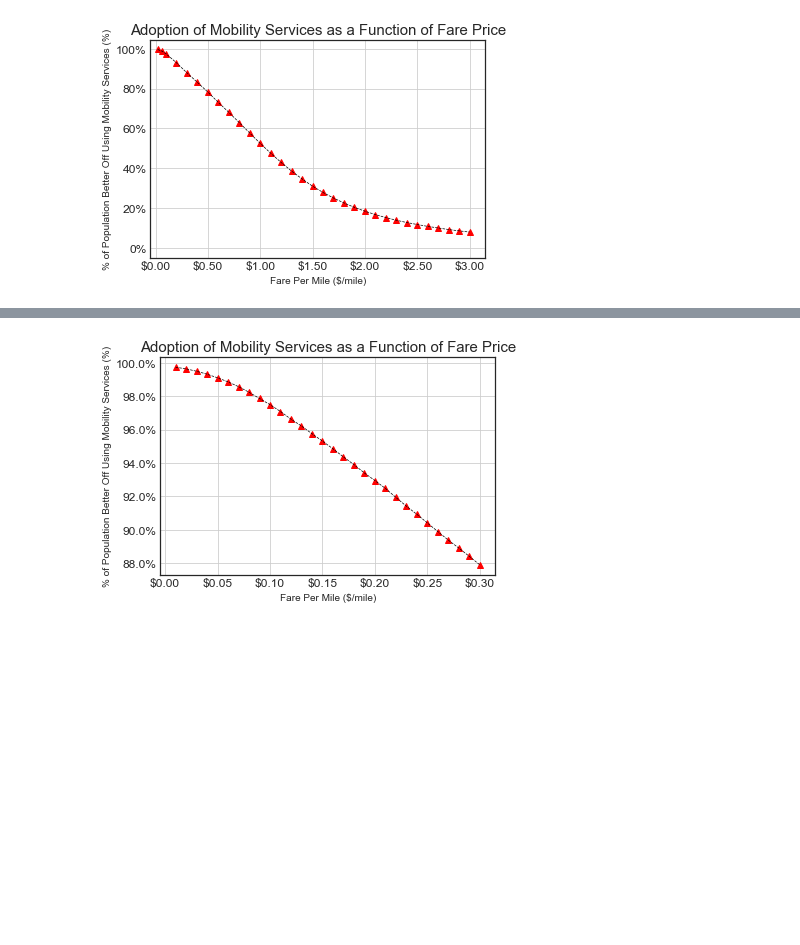
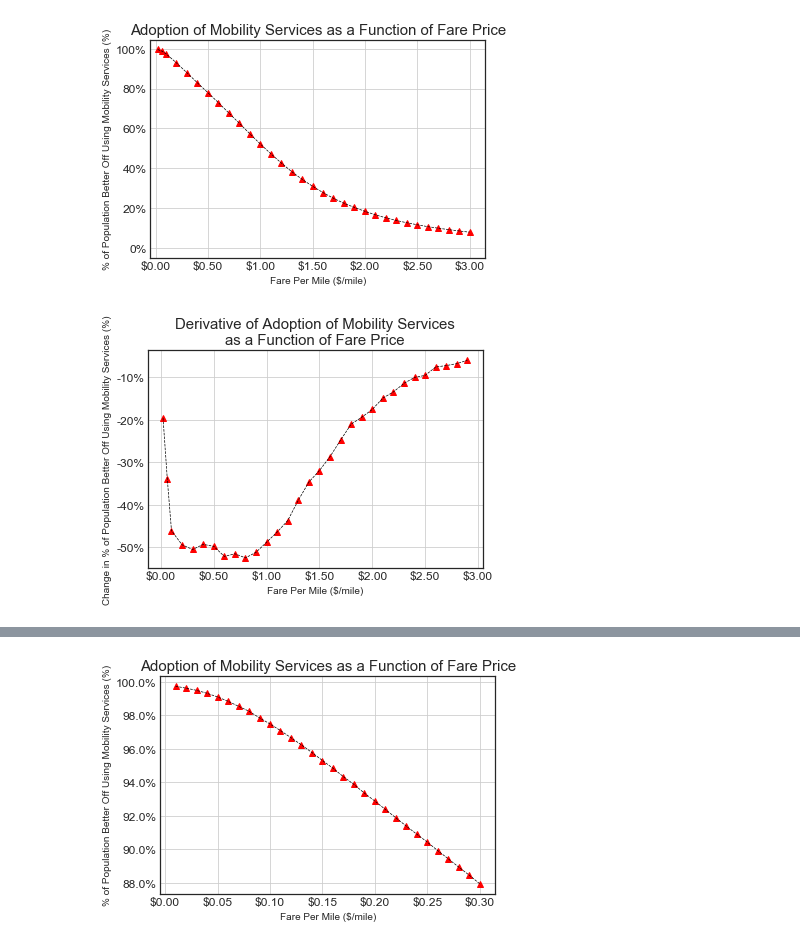
Before and after one commit to gordontsai/WEG-scripts, a Jupyter notebook: ubermodel_mc.ipynb, the cells around one changed output, grey strips where cells are left out. Cells and saved outputs as stored; diff of their text form; code cells hidden in the pictures; blank space fills up the shorter version.

Commit message:
added derivative plot for function of fare price

```diff
--- a/ubermodel_mc.ipynb
+++ b/ubermodel_mc.ipynb
@@ -787,6 +787,35 @@ ax.set_xlim(xmin=-.05)
 fig.savefig('functionoffareprice.png',dpi=500,facecolor=fig.get_facecolor())
 # %% [output]
 [figure]
+# %%
+#Derivative Plot
+deriv_cpr=[(cost_per_ride[x+1][1]-cost_per_ride[x][1])/(cost_per_ride[x+1][0]-cost_per_ride[x][0]) for x in range(len(cost_per_ride)-1)]
+
+plt.plot([x[0] for x in cost_per_ride[:-1]],[y for y in deriv_cpr],
+         'r^',[x[0] for x in cost_per_ride[:-1]],[y for y in deriv_cpr],'k--',
+        linewidth=.7)
+
+# print(len([x[0] for x in cost_per_ride[:-1]]))
+# print(len([y for y in deriv_cpr]))
+
+fmt = '${x:,.2f}'
+tick = mtick.StrMethodFormatter(fmt)
+ax=plt.gca()
+plt.title('Derivative of Adoption of Mobility Services\nas a Function of Fare Price',size=15)
+
+ax.xaxis.set_major_formatter(tick)
+
+#Trying to format y axis
+plt.gca().yaxis.set_major_formatter(PercentFormatter(xmax=1))
+ax.grid()
+plt.ylabel('Change in % of Population Better Off Using Mobility Services (%)',size=10)
+plt.xlabel('Fare Per Mile ($/mile)',size=10)
+fig=plt.gcf()
+# ax.set_ylim(ymin=-.05)
+# ax.set_xlim(xmin=-.05)
+fig.savefig('deriv_functionoffareprice.png',dpi=500,facecolor=fig.get_facecolor())
+# %% [output]
+[figure, added]
 # %%
 ###########################################################
 #Producing Cost Per Ride to Percentage Plot
```
Also changed, not shown: parts of 5 cells of this notebook.
